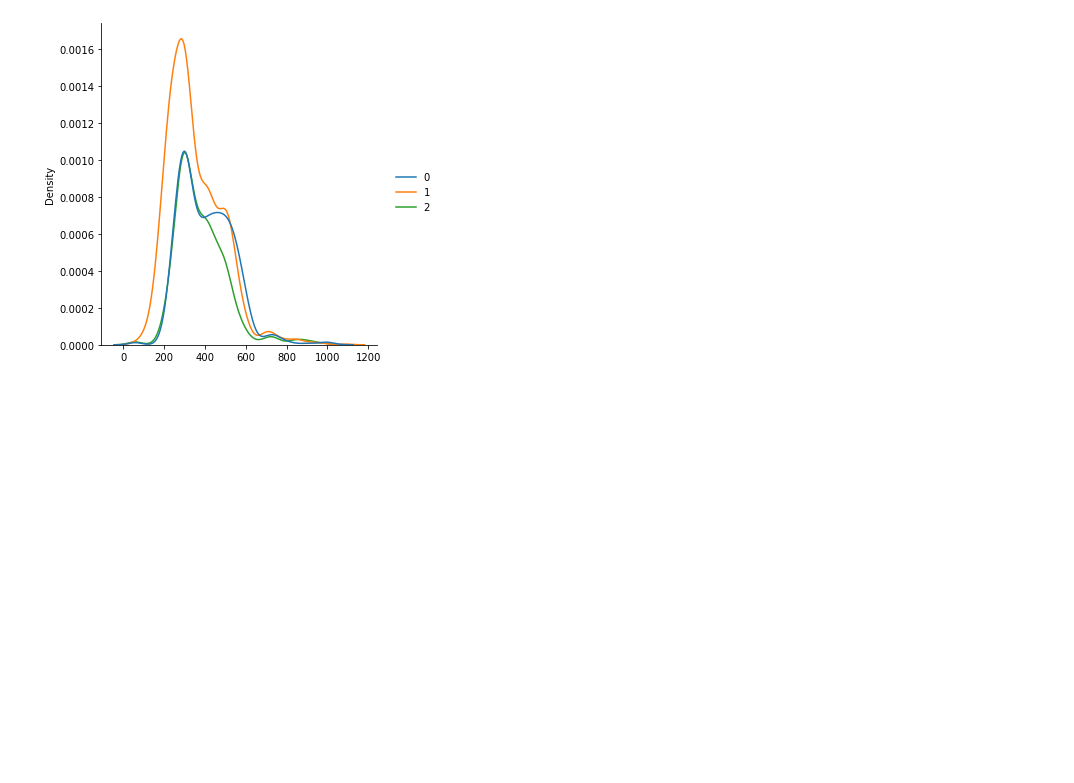
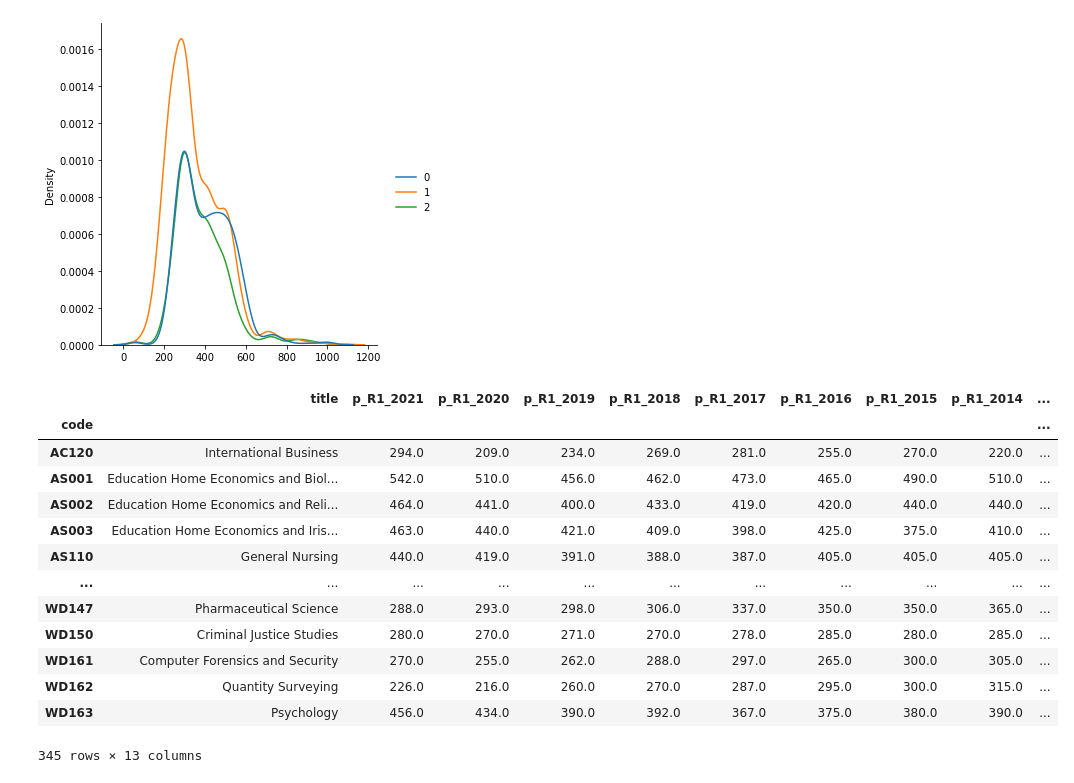
Before and after one commit to DracoNibilis/CAO_Points_Analysis, a Jupyter notebook: cao.ipynb, the cells around one changed output. Drawn from its saved outputs; the diff is of its cells as text; code cells hidden in the pictures; blank space fills up the shorter version.

```diff
--- a/cao.ipynb
+++ b/cao.ipynb
@@ -1426,3 +1404,23 @@ sns.displot(all_three, kind='kde')
 # %% [output]
 <seaborn.axisgrid.FacetGrid at 0x...>
 [figure]
+# %%
+# Separate just rows with full data.
+# All courses who had points for 2021 - 2010.
+data_all_points = allcourses.dropna()
+data_all_points
+# %% [output]
+|  | title | p_R1_2021 | p_R1_2020 | p_R1_2019 | p_R1_2018 | p_R1_2017 | p_R1_2016 | p_R1_2015 | p_R1_2014 | ... |
+| code |  |  |  |  |  |  |  |  |  | ... |
+| AC120 | International Business | 294.0 | 209.0 | 234.0 | 269.0 | 281.0 | 255.0 | 270.0 | 220.0 | ... |
+| AS001 | Education Home Economics and Biol... | 542.0 | 510.0 | 456.0 | 462.0 | 473.0 | 465.0 | 490.0 | 510.0 | ... |
+| AS002 | Education Home Economics and Reli... | 464.0 | 441.0 | 400.0 | 433.0 | 419.0 | 420.0 | 440.0 | 440.0 | ... |
+| AS003 | Education Home Economics and Iris... | 463.0 | 440.0 | 421.0 | 409.0 | 398.0 | 425.0 | 375.0 | 410.0 | ... |
+| AS110 | General Nursing | 440.0 | 419.0 | 391.0 | 388.0 | 387.0 | 405.0 | 405.0 | 405.0 | ... |
+| ... | ... | ... | ... | ... | ... | ... | ... | ... | ... | ... |
+| WD147 | Pharmaceutical Science | 288.0 | 293.0 | 298.0 | 306.0 | 337.0 | 350.0 | 350.0 | 365.0 | ... |
+| WD150 | Criminal Justice Studies | 280.0 | 270.0 | 271.0 | 270.0 | 278.0 | 285.0 | 280.0 | 285.0 | ... |
+| WD161 | Computer Forensics and Security | 270.0 | 255.0 | 262.0 | 288.0 | 297.0 | 265.0 | 300.0 | 305.0 | ... |
+| WD162 | Quantity Surveying | 226.0 | 216.0 | 260.0 | 270.0 | 287.0 | 295.0 | 300.0 | 315.0 | ... |
+| WD163 | Psychology | 456.0 | 434.0 | 390.0 | 392.0 | 367.0 | 375.0 | 380.0 | 390.0 | ... |
+345 rows × 13 columns
```
Also changed, not shown: parts of 21 cells of this notebook.
